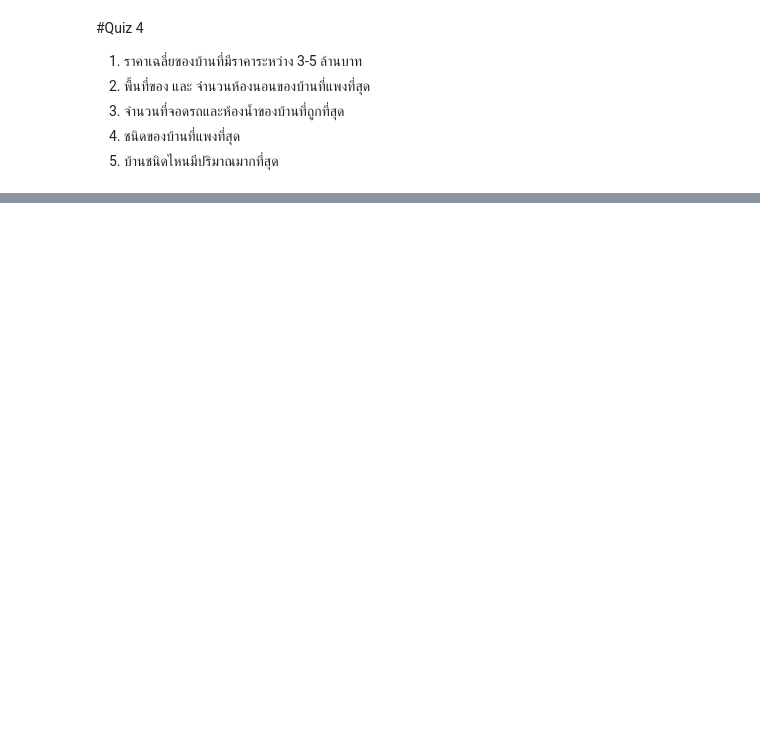
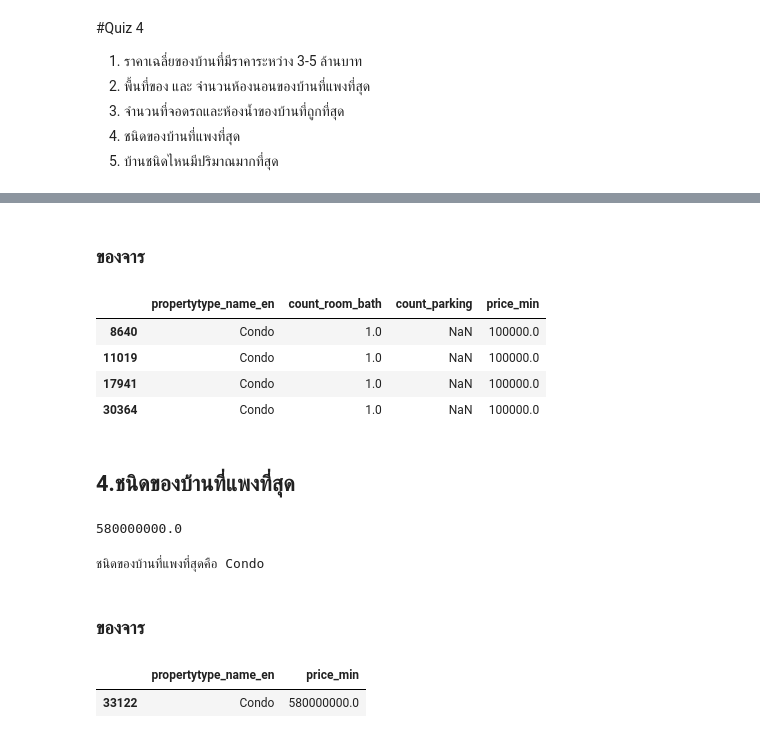
Before and after one commit to gxilly/BasicProg_DataViz65, a Jupyter notebook: Quiz4.ipynb, the cells around one changed output, grey strips where cells are left out. Cells and saved outputs as stored; diff of their text form; code cells hidden in the pictures; blank space fills up the shorter version.

```diff
--- a/Quiz4.ipynb
+++ b/Quiz4.ipynb
@@ -263,0 +341,28 @@ data1['area_total_min_wa'].max()
+# %% [markdown]
+### ของจาร
+# %%
+data1[data1['price_min']==data1['price_min'].min()] [['propertytype_name_en','count_room_bath','count_parking','price_min']]
+# %% [output]
+|  | propertytype_name_en | count_room_bath | count_parking | price_min |
+| 8640 | Condo | 1.0 | NaN | 100000.0 |
+| 11019 | Condo | 1.0 | NaN | 100000.0 |
+| 17941 | Condo | 1.0 | NaN | 100000.0 |
+| 30364 | Condo | 1.0 | NaN | 100000.0 |
+# %% [markdown]
+## 4.ชนิดของบ้านที่แพงที่สุด
+# %%
+data1['price_min'].max()  # หาบ้านที่ราคาแพงที่สุด
+# %% [output]
+580000000.0
+# %%
+T= P['propertytype_name_en'][33122]
+print(f'ชนิดของบ้านที่แพงที่สุดคือ {T}')
+# %% [output]
+ชนิดของบ้านที่แพงที่สุดคือ Condo
+# %% [markdown]
+### ของจาร
+# %%
+data1[data1['price_min']==data1['price_min'].max()] [['propertytype_name_en','price_min']]
+# %% [output]
+|  | propertytype_name_en | price_min |
+| 33122 | Condo | 580000000.0 |
```
Also changed, not shown: parts of 22 cells of this notebook.
